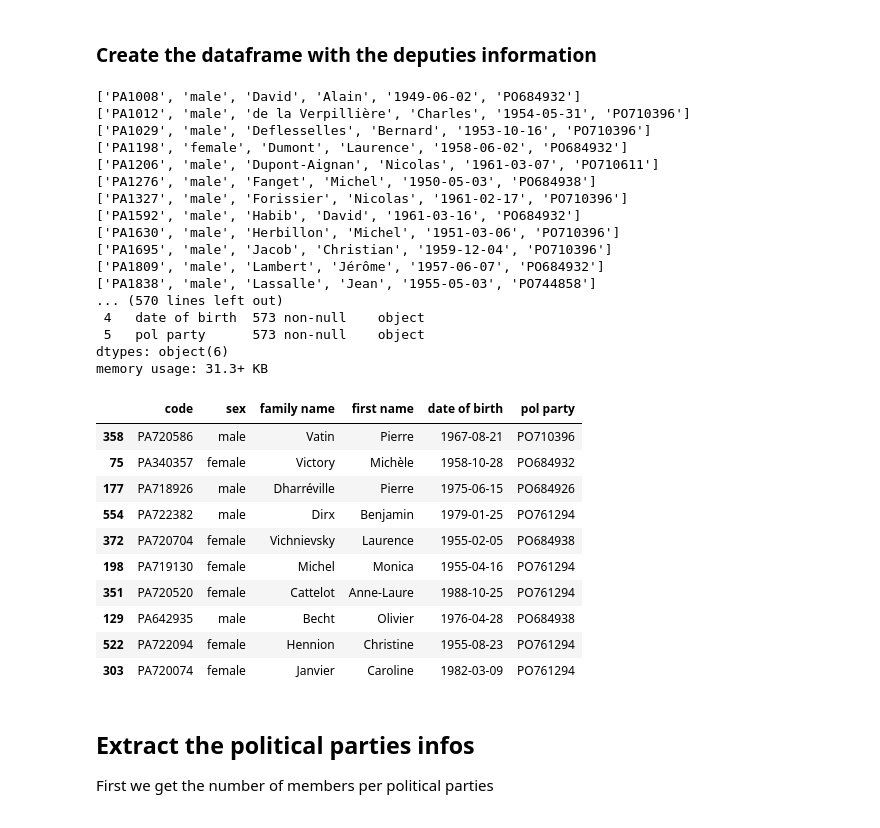
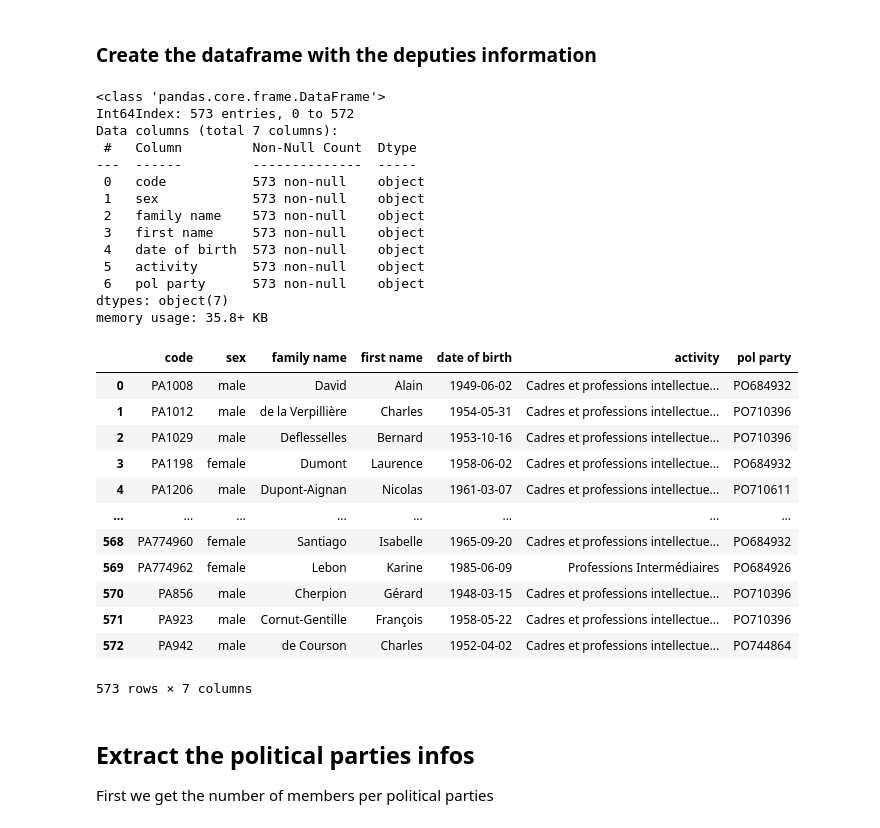
Before and after one commit to max-lutz/national-assembly, a Jupyter notebook: Data exploratory phase.ipynb, the cells around one changed output. Saved outputs shown, nothing was run; the diff lists cells and outputs as text; code cells hidden in the pictures.

```diff
--- a/Data exploratory phase.ipynb
+++ b/Data exploratory phase.ipynb
@@ -59,7 +59,7 @@ Political parties :  {'PO744858', 'PO684926', 'PO685893', 'PO705103', 'PO685813'
 # %% [markdown]
 ### Create the dataframe with the deputies information
 # %%
-column_names = ["code", "sex", "family name", "first name", "date of birth", "pol party"]
+column_names = ["code", "sex", "family name", "first name", "date of birth", "activity", "pol party"]
 df_dep = pd.DataFrame(columns = column_names)
 row_index = 0
 non_declared = 'PO746314'
@@ -77,47 +77,47 @@ for path, subdirs, files in os.walk(notebook_path + '\json'):
                 l.append(data['acteur']['etatCivil']['ident']['nom'])
                 l.append(data['acteur']['etatCivil']['ident']['prenom'])
                 l.append(data['acteur']['etatCivil']['infoNaissance']['dateNais'])
+                l.append(data['acteur']['profession']['socProcINSEE']['famSocPro'])
                 for i in range(len(data['acteur']['mandats']['mandat'])):
                     if data['acteur']['mandats']['mandat'][i]['typeOrgane'] == 'PARPOL':
                         l.append(data['acteur']['mandats']['mandat'][i]['organes']['organeRef'])
-                if(len(l) == 5):
+                if(len(l) == 6):
                     l.append(non_declared)
-                print(l)
+                #print(l)
                 df_dep.loc[row_index] = l
                 row_index = row_index + 1
 df_dep.info()
 # %% [output]
-['PA1008', 'male', 'David', 'Alain', '1949-06-02', 'PO684932']
-['PA1012', 'male', 'de la Verpillière', 'Charles', '1954-05-31', 'PO710396']
-['PA1029', 'male', 'Deflesselles', 'Bernard', '1953-10-16', 'PO710396']
-['PA1198', 'female', 'Dumont', 'Laurence', '1958-06-02', 'PO684932']
-['PA1206', 'male', 'Dupont-Aignan', 'Nicolas', '1961-03-07', 'PO710611']
-['PA1276', 'male', 'Fanget', 'Michel', '1950-05-03', 'PO684938']
-['PA1327', 'male', 'Forissier', 'Nicolas', '1961-02-17', 'PO710396']
-['PA1592', 'male', 'Habib', 'David', '1961-03-16', 'PO684932']
-['PA1630', 'male', 'Herbillon', 'Michel', '1951-03-06', 'PO710396']
-['PA1695', 'male', 'Jacob', 'Christian', '1959-12-04', 'PO710396']
-['PA1809', 'male', 'Lambert', 'Jérôme', '1957-06-07', 'PO684932']
-['PA1838', 'male', 'Lassalle', 'Jean', '1955-05-03', 'PO744858']
-... (570 lines left out)
+<class 'pandas.core.frame.DataFrame'>
+Int64Index: 573 entries, 0 to 572
+Data columns (total 7 columns):
+ #   Column         Non-Null Count  Dtype
+---  ------         --------------  -----
+ 0   code           573 non-null    object
+ 1   sex            573 non-null    object
+ 2   family name    573 non-null    object
+ 3   first name     573 non-null    object
  4   date of birth  573 non-null    object
- 5   pol party      573 non-null    object
-dtypes: object(6)
-memory usage: 31.3+ KB
+ 5   activity       573 non-null    object
+ 6   pol party      573 non-null    object
+dtypes: object(7)
+memory usage: 35.8+ KB
 # %%
-df_dep.sample(10)
+df_dep
 # %% [output]
-|  | code | sex | family name | first name | date of birth | pol party |
-| 358 | PA720586 | male | Vatin | Pierre | 1967-08-21 | PO710396 |
-| 75 | PA340357 | female | Victory | Michèle | 1958-10-28 | PO684932 |
-| 177 | PA718926 | male | Dharréville | Pierre | 1975-06-15 | PO684926 |
-| 554 | PA722382 | male | Dirx | Benjamin | 1979-01-25 | PO761294 |
-| 372 | PA720704 | female | Vichnievsky | Laurence | 1955-02-05 | PO684938 |
-| 198 | PA719130 | female | Michel | Monica | 1955-04-16 | PO761294 |
-| 351 | PA720520 | female | Cattelot | Anne-Laure | 1988-10-25 | PO761294 |
-| 129 | PA642935 | male | Becht | Olivier | 1976-04-28 | PO684938 |
-| 522 | PA722094 | female | Hennion | Christine | 1955-08-23 | PO761294 |
-| 303 | PA720074 | female | Janvier | Caroline | 1982-03-09 | PO761294 |
+|  | code | sex | family name | first name | date of birth | activity | pol party |
+| 0 | PA1008 | male | David | Alain | 1949-06-02 | Cadres et professions intellectue... | PO684932 |
+| 1 | PA1012 | male | de la Verpillière | Charles | 1954-05-31 | Cadres et professions intellectue... | PO710396 |
+| 2 | PA1029 | male | Deflesselles | Bernard | 1953-10-16 | Cadres et professions intellectue... | PO710396 |
+| 3 | PA1198 | female | Dumont | Laurence | 1958-06-02 | Cadres et professions intellectue... | PO684932 |
+| 4 | PA1206 | male | Dupont-Aignan | Nicolas | 1961-03-07 | Cadres et professions intellectue... | PO710611 |
+| ... | ... | ... | ... | ... | ... | ... | ... |
+| 568 | PA774960 | female | Santiago | Isabelle | 1965-09-20 | Cadres et professions intellectue... | PO684932 |
+| 569 | PA774962 | female | Lebon | Karine | 1985-06-09 | Professions Intermédiaires | PO684926 |
+| 570 | PA856 | male | Cherpion | Gérard | 1948-03-15 | Cadres et professions intellectue... | PO710396 |
+| 571 | PA923 | male | Cornut-Gentille | François | 1958-05-22 | Cadres et professions intellectue... | PO710396 |
+| 572 | PA942 | male | de Courson | Charles | 1952-04-02 | Cadres et professions intellectue... | PO744864 |
+573 rows × 7 columns
 # %% [markdown]
 ## Extract the political parties infos
 First we get the number of members per political parties
```
Also changed, not shown: parts of 12 cells of this notebook.
